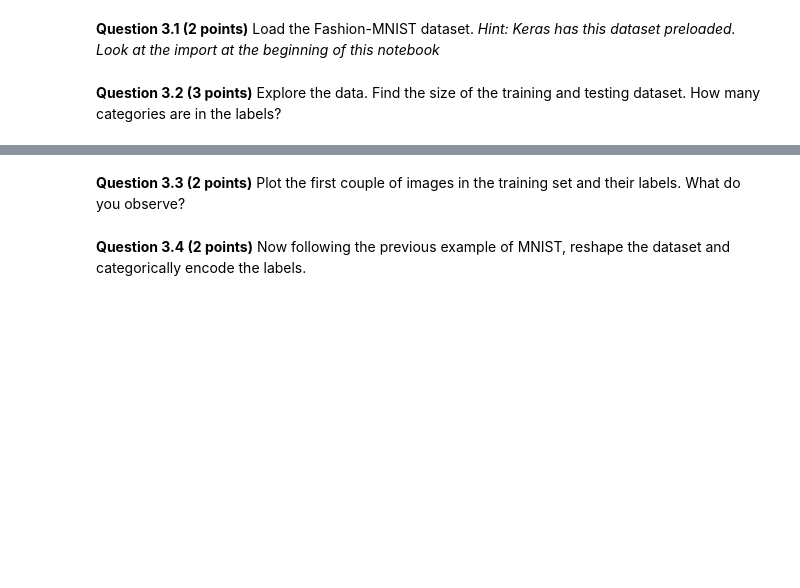
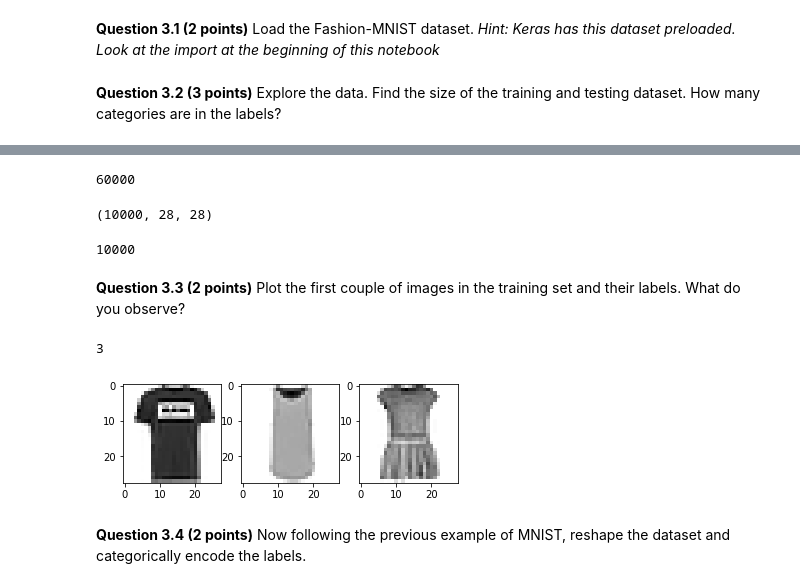
Before and after one commit to mcfallal/CMSE202, a Jupyter notebook: HW-05_TF-Lexi McFall.ipynb, the cells around one changed output, grey strips where cells are left out. Drawn from its saved outputs; the diff is of its cells as text; code cells hidden in the pictures; blank space fills up the shorter version.

```diff
--- a/HW-05_TF-Lexi McFall.ipynb
+++ b/HW-05_TF-Lexi McFall.ipynb
@@ -252,2 +312,5 @@ We will now work on another dataset called fashion MNIST. Fashion MNIST is a dat
+# %%
+# Load the Fashion-MNIST dataset
+(train_images, train_labels), (test_images, test_labels)=fashion_mnist.load_data()
 # %% [markdown]
 **Question 3.2 (3 points)** Explore the data. Find the size of the training and testing dataset. How many categories are in the labels?
@@ -256,2 +322,14 @@ We will now work on another dataset called fashion MNIST. Fashion MNIST is a dat
+# %%
+len(train_labels)
+# %% [output]
+60000
+# %%
+test_images.shape
+# %% [output]
+(10000, 28, 28)
+# %%
+len(test_images)
+# %% [output]
+10000
 # %% [markdown]
 **Question 3.3 (2 points)** Plot the first couple of images in the training set and their labels. What do you observe?
@@ -260,2 +336,21 @@ We will now work on another dataset called fashion MNIST. Fashion MNIST is a dat
+# %%
+# Plot the first couple of images in the training set and their labels.
+plt.subplot(1,3,1)
+digit = train_images[1]
+plt.imshow(digit, cmap=plt.cm.binary)
+train_labels[1]
+
+plt.subplot(1,3,2)
+digit = train_images[2]
+plt.imshow(digit, cmap=plt.cm.binary)
+train_labels[2]
+
+plt.subplot(1,3,3)
+digit = train_images[3]
+plt.imshow(digit, cmap=plt.cm.binary)
+train_labels[3]
+# %% [output]
+3
+[figure, added]
 # %% [markdown]
 **Question 3.4 (2 points)** Now following the previous example of MNIST, reshape the dataset and categorically encode the labels.
```
Also changed, not shown: parts of 31 cells of this notebook.
